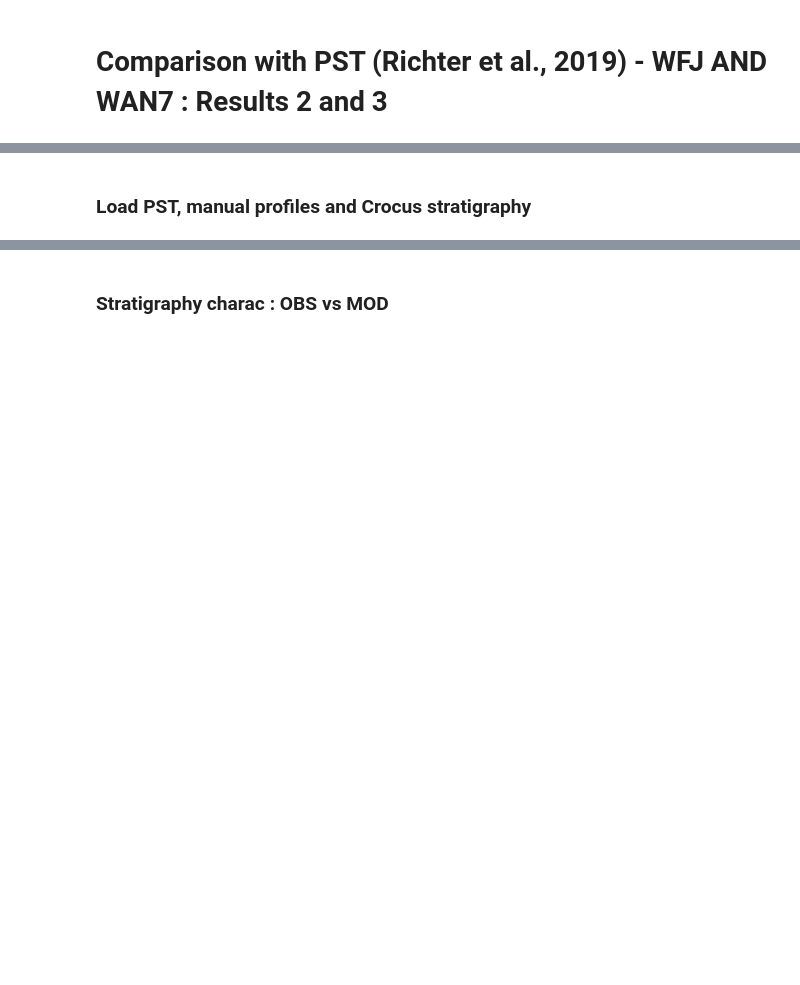
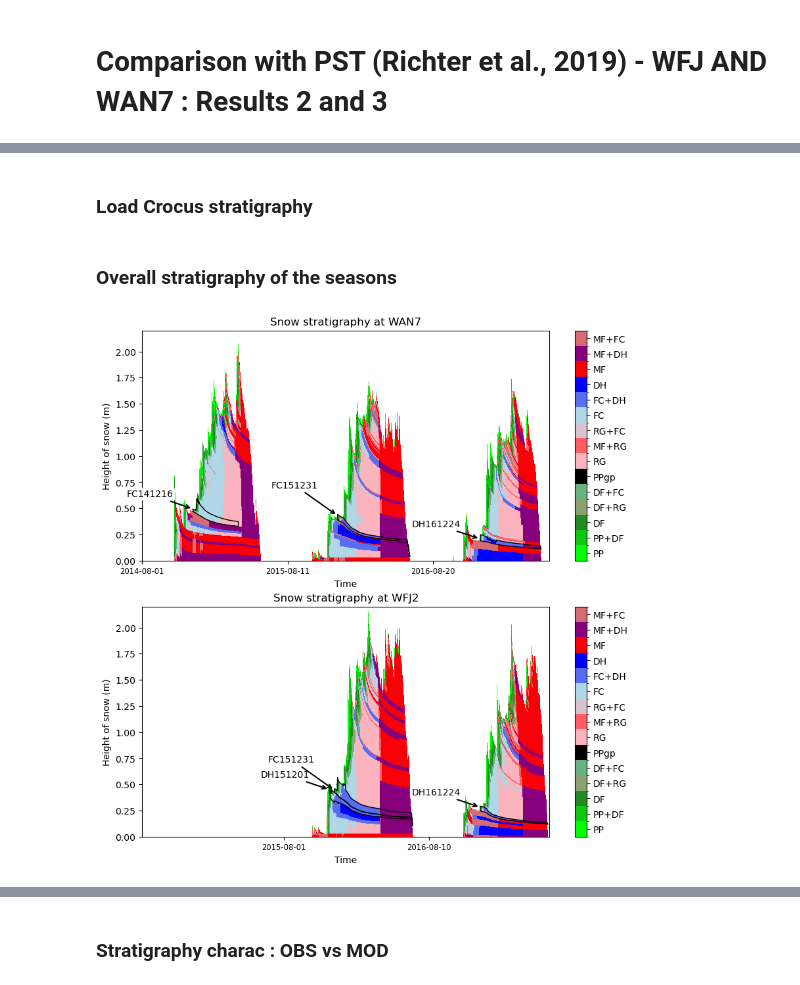
Before and after one commit to meteodmonteir/Article_Wf_param_2026, a Jupyter notebook: Analysis/Notebook_Wf_param_ac_evaluation_Monteiro.ipynb, the cells around one changed output, grey strips where cells are left out. Cells and saved outputs as stored; diff of their text form; code cells hidden in the pictures; blank space fills up the shorter version.

```diff
--- a/Analysis/Notebook_Wf_param_ac_evaluation_Monteiro.ipynb
+++ b/Analysis/Notebook_Wf_param_ac_evaluation_Monteiro.ipynb
@@ -291,2 +247,2 @@ plt.savefig(output_path + "Stratigraphy_Snowtype_all_site.png", dpi=300)
 # %% [markdown]
-### Load PST, manual profiles and Crocus stratigraphy
+### Load Crocus stratigraphy
@@ -338,0 +347,52 @@ for site in list(start_date.keys()):
+# %% [markdown]
+### Overall stratigraphy of the seasons
+# %%
+#######################
+########### PLOT ######
+#######################
+
+fig, axs = plt.subplots(2, 1, figsize=(10, 10))
+
+for i in range(len(list(ds.keys()))):
+    ax = axs[i]
+    saisonProfil(
+        ax,
+        ds[list(ds.keys())[i]]["SNOWDZ"].fillna(0).values,
+        ds[list(ds.keys())[i]]["SNOWTYPE"].values,
+        ds[list(ds.keys())[i]]["time"].values.astype("datetime64[D]"),
+        colormap="grains",
+        cbar_show=True,
+    )
+    if i == 1:
+        ax.set_xlim(-1460, 2740)
+    else:
+        ax.set_xlim(0, 4200)
+    ax.set_ylim(0, 2.2)
+    ax.set_ylabel("Height of snow (m)")
+    ax.set_xlabel("Time")
+    ax.set_title("Snow stratigraphy at " + list(dict_EXPE.keys())[i])
+
+    for layer in start_date[list(ds.keys())[i]]:
+        dep = ds[list(ds.keys())[i]]["Deposition_time"].values
+        t0 = np.datetime64(start_date[list(ds.keys())[i]][layer])
+        t1 = np.datetime64(end_date[list(ds.keys())[i]][layer])
+
+        mask_wl = (dep > t0) & (dep < t1)
+
+        # --- CONTOUR ---
+        highlight_weak_layer_envelope(ax, ds[list(ds.keys())[i]]["SNOWDZ"].fillna(0).values, mask_wl, label=layer)
+
+        ### annotation
+        if i == 1:
+            ax.set_xlim(-1460, 2740)
+        else:
+            ax.set_xlim(0, 4200)
+
+        ax.set_ylim(0, 2.2)
+        ax.set_ylabel("Height of snow (m)")
+        ax.set_xlabel("Time")
+        ax.set_title("Snow stratigraphy at " + list(dict_EXPE.keys())[i])
+
+plt.savefig(output_path + "Stratigraphy_Snowtype_all_site.jpg", dpi=300, bbox_inches="tight")
+# %% [output]
+[figure, added]
```
Also changed, not shown: parts of 41 cells of this notebook.
